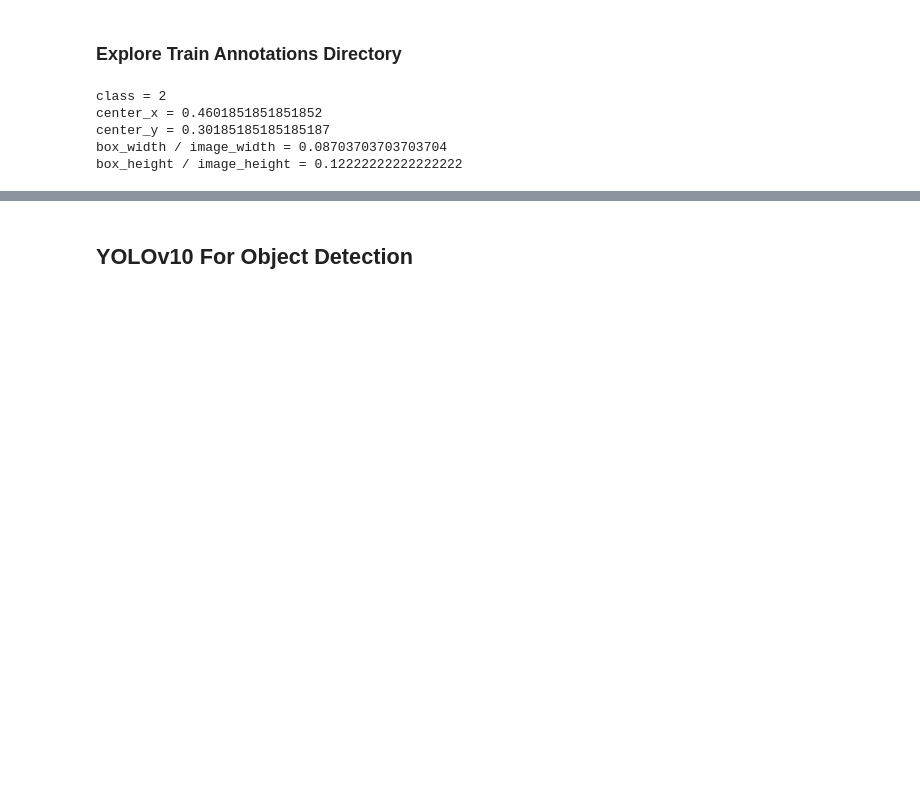
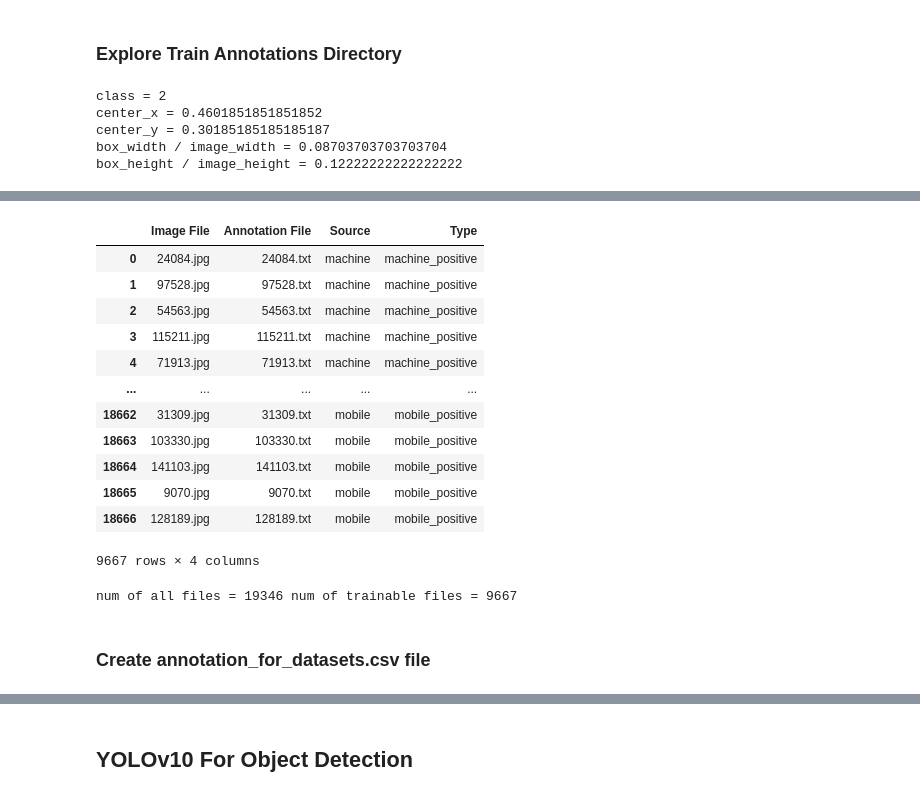
Before and after one commit to xHexlabx/SuperAI_SS4_Recap, a Jupyter notebook: SuperAI_SS4_Level_2/Hack_6_Liver_Ultrasound_Detection/Liver_Ultrasound_Detection.ipynb, the cells around one changed output, grey strips where cells are left out. Drawn from its saved outputs; the diff is of its cells as text; code cells hidden in the pictures; blank space fills up the shorter version.

```diff
--- a/SuperAI_SS4_Level_2/Hack_6_Liver_Ultrasound_Detection/Liver_Ultrasound_Detection.ipynb
+++ b/SuperAI_SS4_Level_2/Hack_6_Liver_Ultrasound_Detection/Liver_Ultrasound_Detection.ipynb
@@ -45,0 +81,24 @@ box_height / image_height = 0.12222222222222222
+# %%
+annotation_mapping_trainable = annotation_mapping[annotation_mapping['Annotation File'].isnull() == False]
+# %%
+annotation_mapping_trainable
+# %% [output]
+|  | Image File | Annotation File | Source | Type |
+| 0 | 24084.jpg | 24084.txt | machine | machine_positive |
+| 1 | 97528.jpg | 97528.txt | machine | machine_positive |
+| 2 | 54563.jpg | 54563.txt | machine | machine_positive |
+| 3 | 115211.jpg | 115211.txt | machine | machine_positive |
+| 4 | 71913.jpg | 71913.txt | machine | machine_positive |
+| ... | ... | ... | ... | ... |
+| 18662 | 31309.jpg | 31309.txt | mobile | mobile_positive |
+| 18663 | 103330.jpg | 103330.txt | mobile | mobile_positive |
+| 18664 | 141103.jpg | 141103.txt | mobile | mobile_positive |
+| 18665 | 9070.jpg | 9070.txt | mobile | mobile_positive |
+| 18666 | 128189.jpg | 128189.txt | mobile | mobile_positive |
+9667 rows × 4 columns
+# %%
+print(f'num of all files = {len(annotation_mapping)} num of trainable files = {len(annotation_mapping_trainable)}')
+# %% [output]
+num of all files = 19346 num of trainable files = 9667
+# %% [markdown]
+### Create annotation_for_datasets.csv file
```
Also changed, not shown: parts of 53 cells of this notebook.
